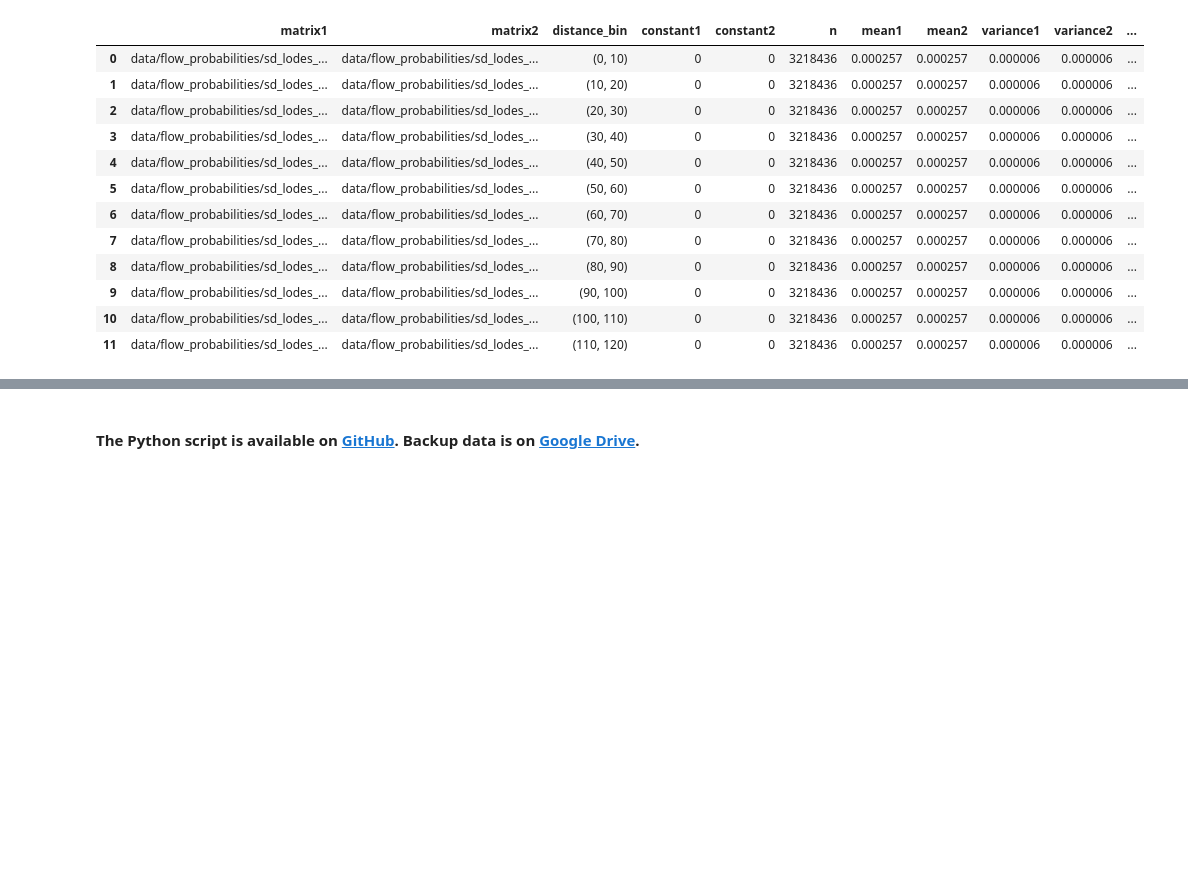
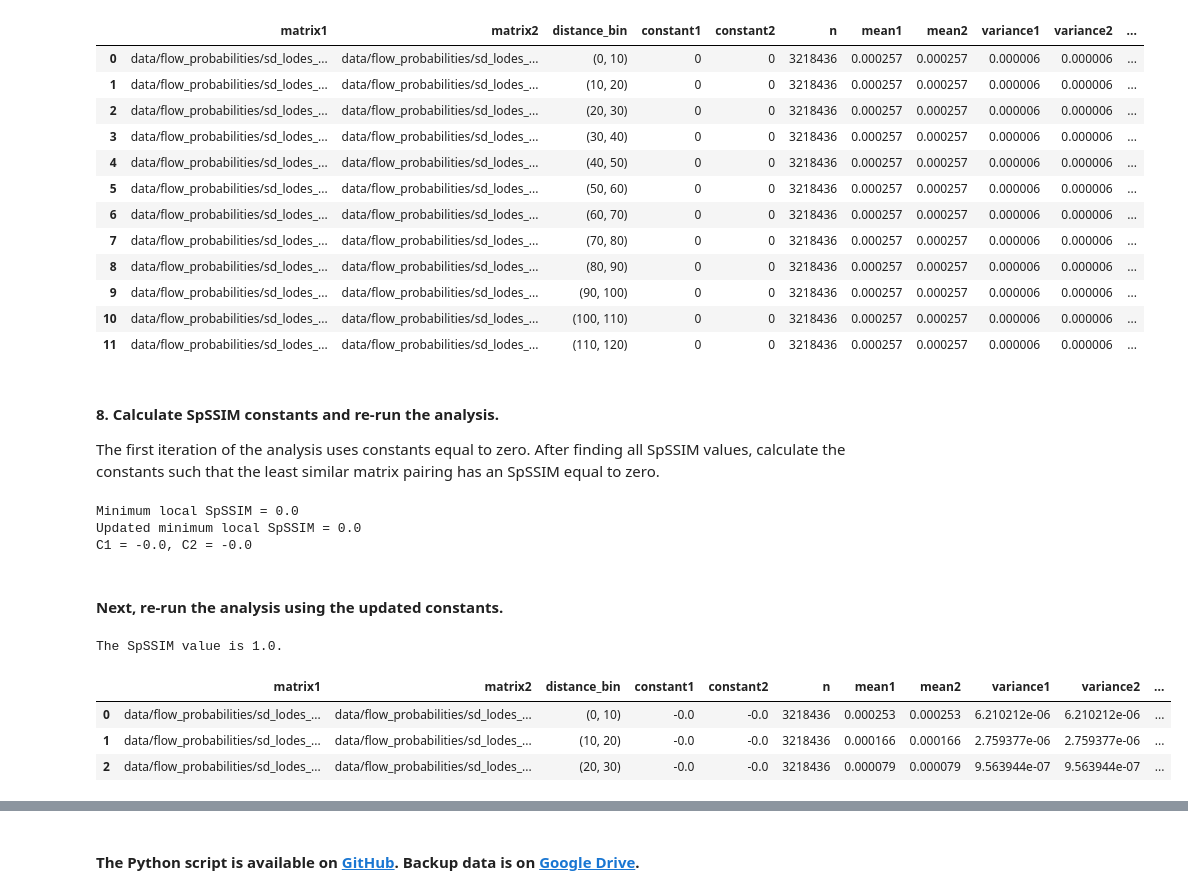
Before and after one commit to jlembury/spssim_analysis, a Jupyter notebook: spssim_analysis_walkthrough.ipynb, the cells around one changed output, grey strips where cells are left out. Drawn from its saved outputs; the diff is of its cells as text; code cells hidden in the pictures; blank space fills up the shorter version.

Commit message:
Added cells to show calculation of constants and generation of results summaries.

```diff
--- a/spssim_analysis_walkthrough.ipynb
+++ b/spssim_analysis_walkthrough.ipynb
@@ -136,3 +136,30 @@ The SpSSIM value is 1.0.
 | 9 | data/flow_probabilities/sd_lodes_... | data/flow_probabilities/sd_lodes_... | (90, 100) | 0 | 0 | 3218436 | 0.000257 | 0.000257 | 0.000006 | 0.000006 | ... |
 | 10 | data/flow_probabilities/sd_lodes_... | data/flow_probabilities/sd_lodes_... | (100, 110) | 0 | 0 | 3218436 | 0.000257 | 0.000257 | 0.000006 | 0.000006 | ... |
 | 11 | data/flow_probabilities/sd_lodes_... | data/flow_probabilities/sd_lodes_... | (110, 120) | 0 | 0 | 3218436 | 0.000257 | 0.000257 | 0.000006 | 0.000006 | ... |
+# %% [markdown]
+#### 8. Calculate SpSSIM constants and re-run the analysis.
+The first iteration of the analysis uses constants equal to zero. After finding all SpSSIM values, calculate the constants such that the least similar matrix pairing has an SpSSIM equal to zero.
+# %%
+from analysis import calc_spssim_constants
+
+results_directory = ['./data/spssim_results/spssim_results_10km_bins/']
+constant1, constant2 = calc_spssim_constants(results_directory)
+print('C1 = {}, C2 = {}'.format(constant1, constant2))
+# %% [output]
+Minimum local SpSSIM = 0.0
+Updated minimum local SpSSIM = 0.0
+C1 = -0.0, C2 = -0.0
+# %% [markdown]
+#### Next, re-run the analysis using the updated constants.
+# %%
+results_csv = './data/spssim_results/lodes2019_lodes2019.csv'
+spssim, results = calc_global_spssim(flow_probs_matrix_csv, flow_probs_matrix_csv, weights_matrix_csv, results_csv, 'cbg_orig', distance_bins, constant1, constant2)
+
+print('The SpSSIM value is {}.'.format(spssim))
+results.head(3)
+# %% [output]
+The SpSSIM value is 1.0.
+|  | matrix1 | matrix2 | distance_bin | constant1 | constant2 | n | mean1 | mean2 | variance1 | variance2 | ... |
+| 0 | data/flow_probabilities/sd_lodes_... | data/flow_probabilities/sd_lodes_... | (0, 10) | -0.0 | -0.0 | 3218436 | 0.000253 | 0.000253 | 6.210212e-06 | 6.210212e-06 | ... |
+| 1 | data/flow_probabilities/sd_lodes_... | data/flow_probabilities/sd_lodes_... | (10, 20) | -0.0 | -0.0 | 3218436 | 0.000166 | 0.000166 | 2.759377e-06 | 2.759377e-06 | ... |
+| 2 | data/flow_probabilities/sd_lodes_... | data/flow_probabilities/sd_lodes_... | (20, 30) | -0.0 | -0.0 | 3218436 | 0.000079 | 0.000079 | 9.563944e-07 | 9.563944e-07 | ... |
```
Also changed, not shown: parts of 4 cells of this notebook.
